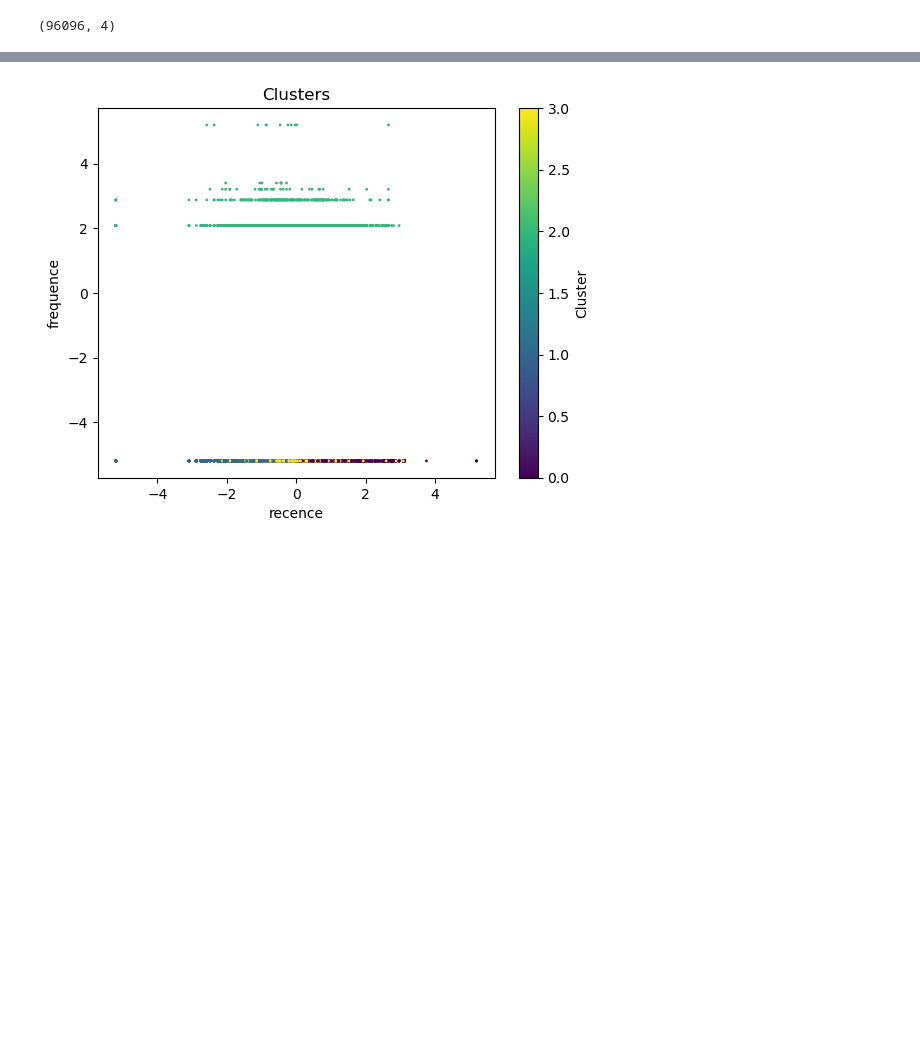
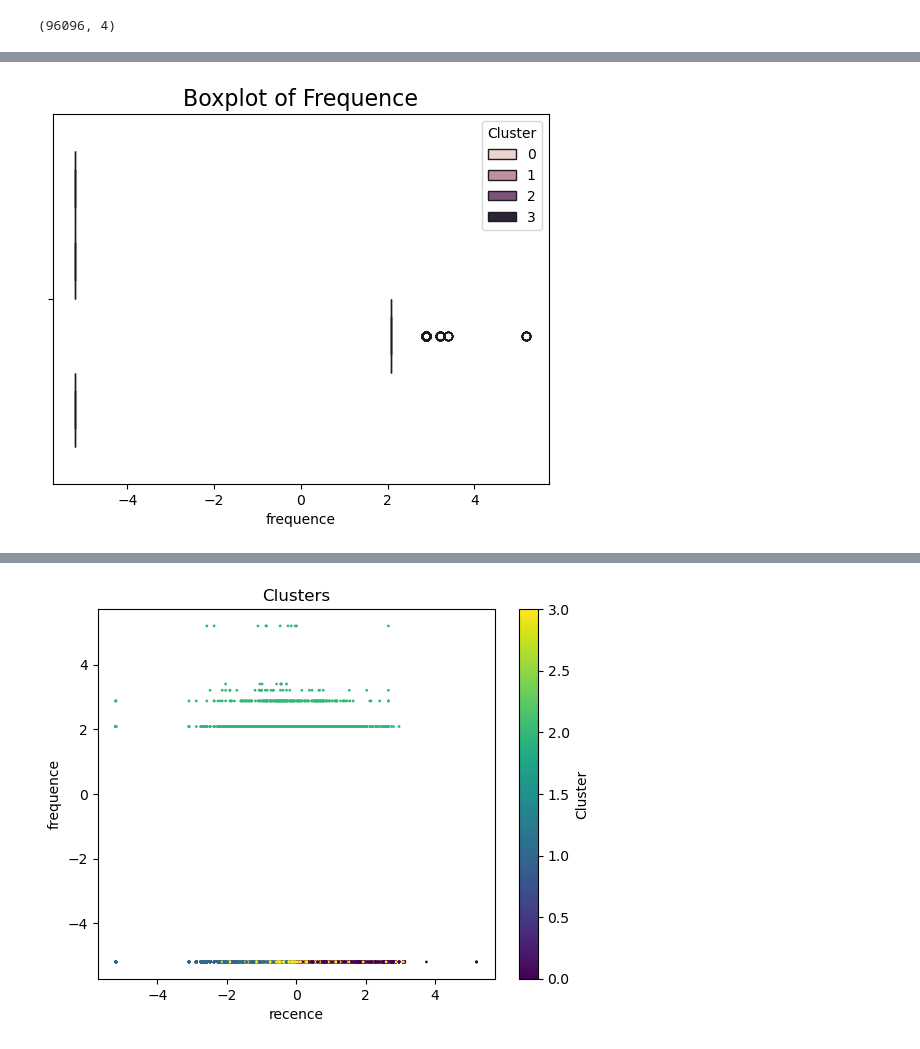
Before and after one commit to ludovic-source/Data_scientist_formation, a Jupyter notebook: projet_5/Projet_5_essais.ipynb, the cells around one changed output, grey strips where cells are left out. Drawn from its saved outputs; the diff is of its cells as text; code cells hidden in the pictures; blank space fills up the shorter version.

```diff
--- a/projet_5/Projet_5_essais.ipynb
+++ b/projet_5/Projet_5_essais.ipynb
@@ -258,0 +303,6 @@ X_1_with_labels.shape
+# %%
+sns.boxplot(data=X_1_with_labels, x='frequence', hue='Cluster')
+plt.title('Boxplot of Frequence', fontsize=16)
+plt.show()
+# %% [output]
+[figure, added]
```
Also changed, not shown: parts of 16 cells of this notebook.
